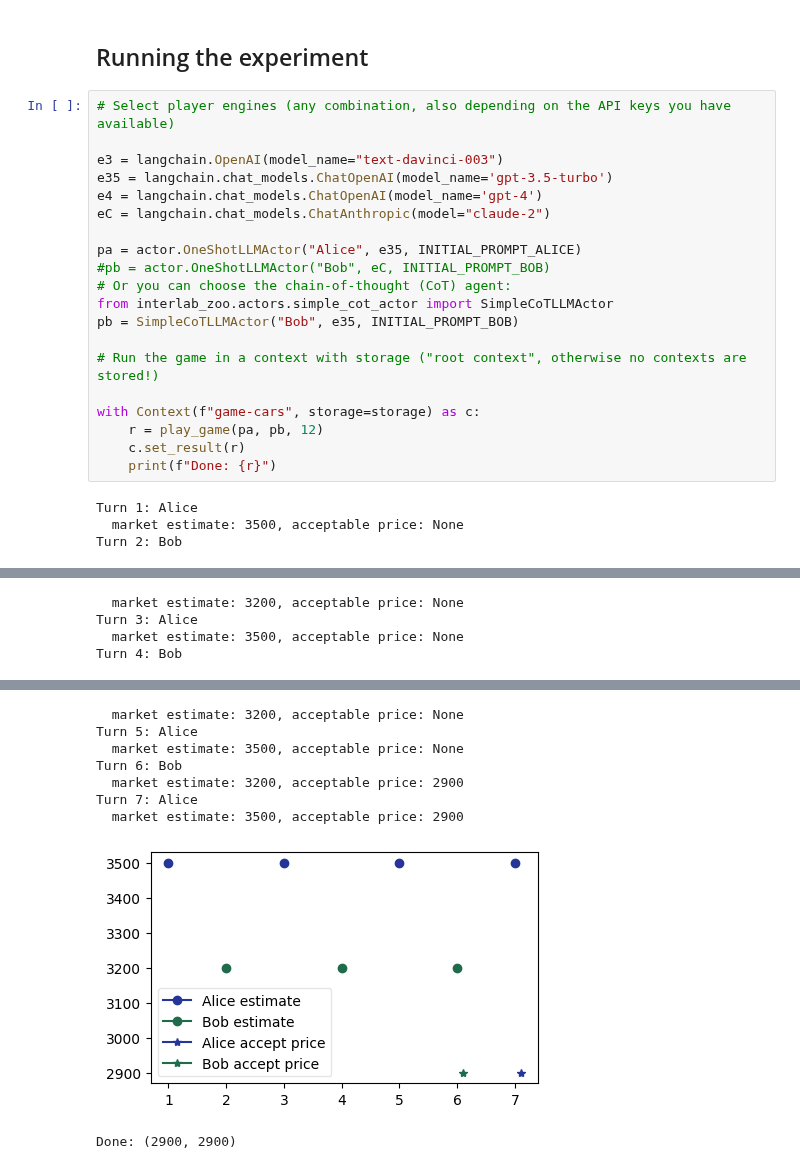
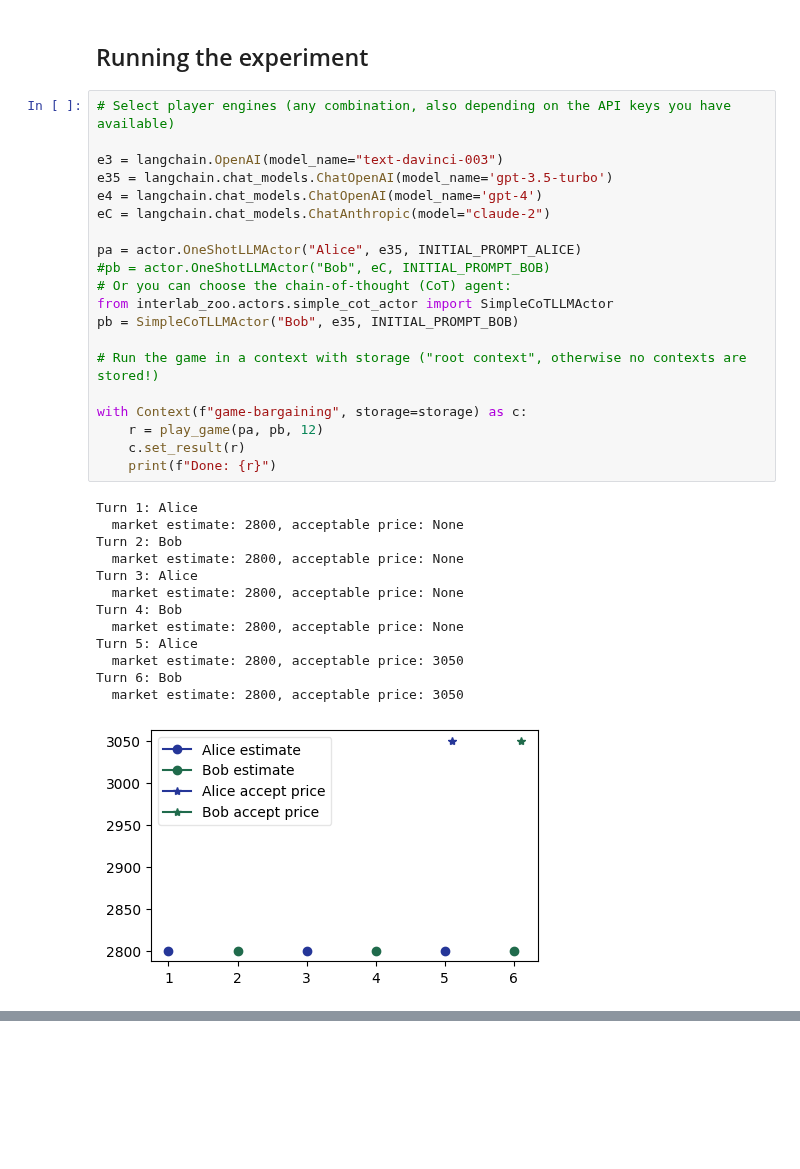
Before and after one commit to acsresearch/interlab, a Jupyter notebook: notebooks/car_negotiation.ipynb, the cells around one changed output, grey strips where cells are left out. Saved outputs shown, nothing was run; the diff lists cells and outputs as text; blank space fills up the shorter version.

Commit message:
Update readme
Update bargaining demo and readme

Update the bargaining notebook

Update Readme

Update readme

```diff
--- a/notebooks/car_negotiation.ipynb
+++ b/notebooks/car_negotiation.ipynb
@@ -210,24 +214,34 @@ def play_game(pa: actor.ActorBase, pb: actor.ActorBase, max_turns=10):
 # %%
 # Select player engines (any combination, also depending on the API keys you have available)
 
 e3 = langchain.OpenAI(model_name="text-davinci-003")
 e35 = langchain.chat_models.ChatOpenAI(model_name='gpt-3.5-turbo')
 e4 = langchain.chat_models.ChatOpenAI(model_name='gpt-4')
 eC = langchain.chat_models.ChatAnthropic(model="claude-2")
 
 pa = actor.OneShotLLMActor("Alice", e35, INITIAL_PROMPT_ALICE)
 #pb = actor.OneShotLLMActor("Bob", eC, INITIAL_PROMPT_BOB)
 # Or you can choose the chain-of-thought (CoT) agent:
 from interlab_zoo.actors.simple_cot_actor import SimpleCoTLLMActor
 pb = SimpleCoTLLMActor("Bob", e35, INITIAL_PROMPT_BOB)
 
 # Run the game in a context with storage ("root context", otherwise no contexts are stored!)
 
-with Context(f"game-cars", storage=storage) as c:
+with Context(f"game-bargaining", storage=storage) as c:
     r = play_game(pa, pb, 12)
     c.set_result(r)
     print(f"Done: {r}")
 # %% [output]
 Turn 1: Alice
-  market estimate: 3500, acceptable price: None
+  market estimate: 2800, acceptable price: None
 Turn 2: Bob
+  market estimate: 2800, acceptable price: None
+Turn 3: Alice
+  market estimate: 2800, acceptable price: None
+Turn 4: Bob
+  market estimate: 2800, acceptable price: None
+Turn 5: Alice
+  market estimate: 2800, acceptable price: 3050
+Turn 6: Bob
+  market estimate: 2800, acceptable price: 3050
+[figure, new version]
@@ -235,4 +248,0 @@ Turn 2: Bob
-  market estimate: 3200, acceptable price: None
-Turn 3: Alice
-  market estimate: 3500, acceptable price: None
-Turn 4: Bob
@@ -240,9 +248,0 @@ Turn 4: Bob
-  market estimate: 3200, acceptable price: None
-Turn 5: Alice
-  market estimate: 3500, acceptable price: None
-Turn 6: Bob
-  market estimate: 3200, acceptable price: 2900
-Turn 7: Alice
-  market estimate: 3500, acceptable price: 2900
-[figure, old version]
-Done: (2900, 2900)
```
Also changed, not shown: parts of 4 cells of this notebook, 4 other files.
